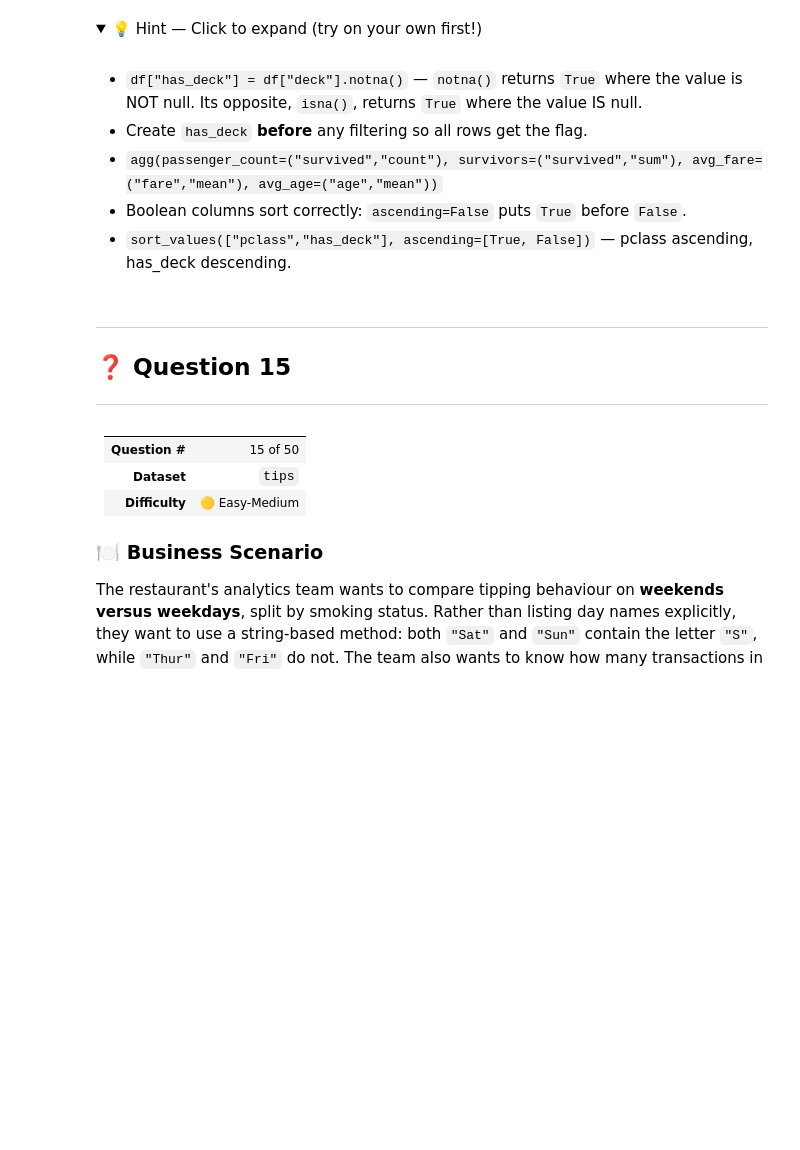
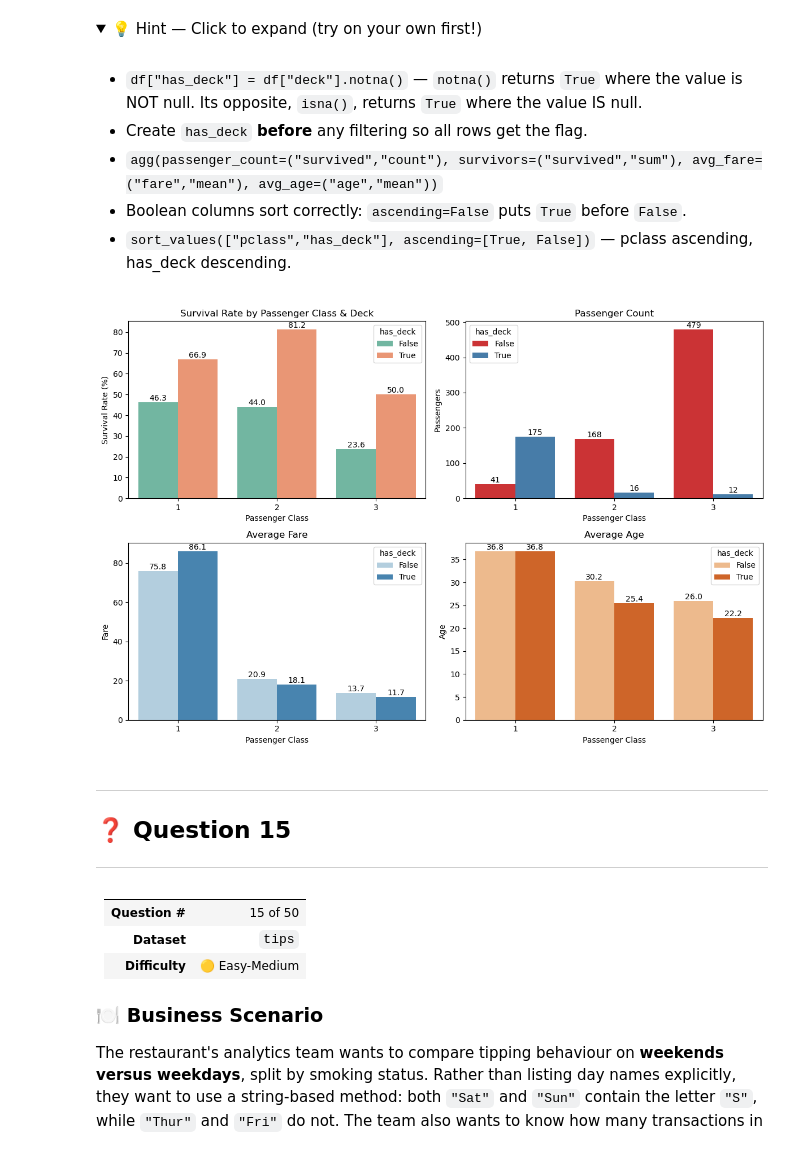
Before and after one commit to abhishekkatewaofficial-lab/Machine-Learning, a Jupyter notebook: Notes/Pandas/4. Practice/Pandas_Practice_Series_Notebook_02.ipynb, the cells around one changed output. Drawn from its saved outputs; the diff is of its cells as text; code cells hidden in the pictures; folded sections open; blank space fills up the shorter version.

```diff
--- a/Notes/Pandas/4. Practice/Pandas_Practice_Series_Notebook_02.ipynb
+++ b/Notes/Pandas/4. Practice/Pandas_Practice_Series_Notebook_02.ipynb
@@ -1784,6 +2293,101 @@ notna() → Boolean Column  +  str.strip + str.lower  +  fillna (median)  +  dro
 - `sort_values(["pclass","has_deck"], ascending=[True, False])` — pclass ascending, has_deck descending.
 
 </details>
+# %%
+fig, ax = plt.subplots(
+    nrows=2,
+    ncols=2,
+    figsize=(12, 8)
+)
+
+# ---------------------------------------
+# 1. Survival Rate by Class & Deck
+# ---------------------------------------
+
+sns.barplot(
+    data=titan,
+    x='pclass',
+    y='survival_rate_pct',
+    hue='has_deck',
+    palette='Set2',
+    ax=ax[0,0]
+)
+
+ax[0,0].set_title('Survival Rate by Passenger Class & Deck')
+ax[0,0].set_xlabel('Passenger Class')
+ax[0,0].set_ylabel('Survival Rate (%)')
+
+for container in ax[0,0].containers:
+    ax[0,0].bar_label(container, fmt='%.1f')
+
+
+# ---------------------------------------
+# 2. Passenger Count
+# ---------------------------------------
+
+sns.barplot(
+    data=titan,
+    x='pclass',
+    y='passenger_count',
+    hue='has_deck',
+    palette='Set1',
+    ax=ax[0,1]
+)
+
+ax[0,1].set_title('Passenger Count')
+ax[0,1].set_xlabel('Passenger Class')
+ax[0,1].set_ylabel('Passengers')
+
+for container in ax[0,1].containers:
+    ax[0,1].bar_label(container)
+
+
+# ---------------------------------------
+# 3. Average Fare
+# ---------------------------------------
+
+sns.barplot(
+    data=titan,
+    x='pclass',
+    y='avg_fare',
+    hue='has_deck',
+    palette='Blues',
+    ax=ax[1,0]
+)
+
+ax[1,0].set_title('Average Fare')
+ax[1,0].set_xlabel('Passenger Class')
+ax[1,0].set_ylabel('Fare')
+
+for container in ax[1,0].containers:
+    ax[1,0].bar_label(container, fmt='%.1f')
+
+
+# ---------------------------------------
+# 4. Average Age
+# ---------------------------------------
+
+sns.barplot(
+    data=titan,
+    x='pclass',
+    y='avg_age',
+    hue='has_deck',
+    palette='Oranges',
+    ax=ax[1,1]
+)
+
+ax[1,1].set_title('Average Age')
+ax[1,1].set_xlabel('Passenger Class')
+ax[1,1].set_ylabel('Age')
+
+for container in ax[1,1].containers:
+    ax[1,1].bar_label(container, fmt='%.1f')
+
+
+plt.tight_layout()
+plt.show()
+# %% [output]
+[figure, added]
 # %% [markdown]
 ---
 
```
Also changed, not shown: parts of 7 cells of this notebook, 2 other files.
